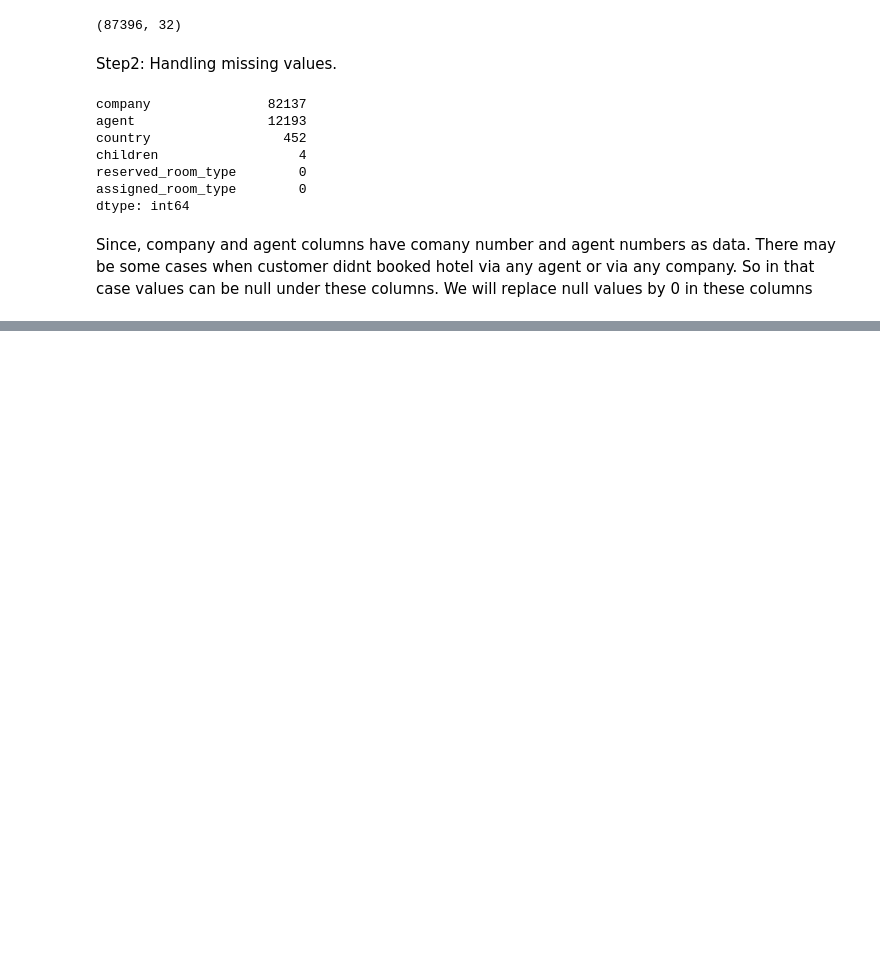
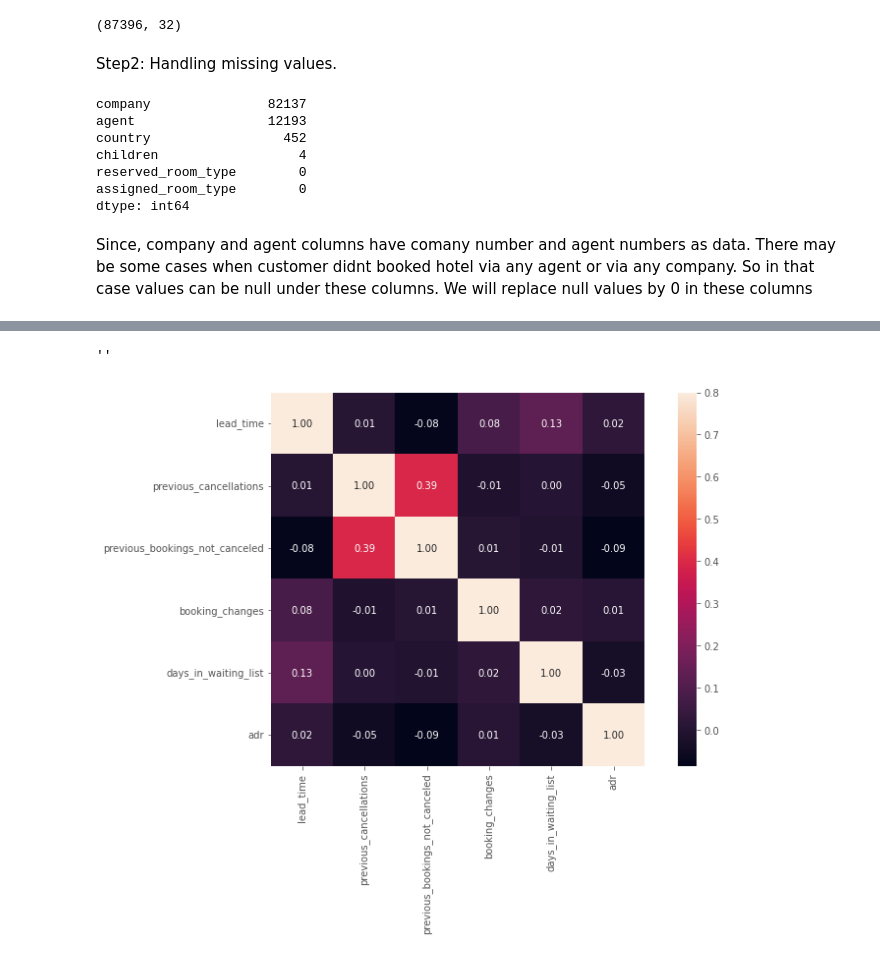
Before and after one commit to someshnaik777/Hotel-booking-analysis, a Jupyter notebook: Hotel_booking_group_analysis.ipynb, the cells around one changed output, grey strips where cells are left out. Drawn from its saved outputs; the diff is of its cells as text; code cells hidden in the pictures; blank space fills up the shorter version.

```diff
--- a/Hotel_booking_group_analysis.ipynb
+++ b/Hotel_booking_group_analysis.ipynb
@@ -149,0 +190,6 @@ We will replace null values by 0 in these columns
+# %%
+# Converting datatype of columns 'children', 'company' and 'agent' from float to int.
+df1[['children', 'company', 'agent']] = df1[['children', 'company', 'agent']].astype('int64')
+# %%
+# changing datatype of column 'reservation_status_date' to data_type.
+df1['reservation_status_date'] = pd.to_datetime(df1['reservation_status_date'], format = '%Y-%m-%d')
@@ -149,0 +198,6 @@ We will replace null values by 0 in these columns
+# %%
+# Adding total staying days in hotels
+df1['total_stay'] = df1['stays_in_weekend_nights']+df1['stays_in_week_nights']
+
+# Adding total people num as column, i.e. total people num = num of adults + children + babies
+df1['total_people'] = df1['adults']+df1['children']+df1['babies']
@@ -149,0 +216,11 @@ We will replace null values by 0 in these columns
+# %%
+num_df1 = df1[['lead_time','previous_cancellations','previous_bookings_not_canceled','booking_changes','days_in_waiting_list','adr',]]
+# %%
+
+#correlation matrix
+corrmat = num_df1.corr()
+f, ax = plt.subplots(figsize=(12, 7))
+sns.heatmap(corrmat,annot = True,fmt='.2f', annot_kws={'size': 10},  vmax=.8, square=True);''
+# %% [output]
+''
+[figure, added]
```
Also changed, not shown: parts of 16 cells of this notebook.
